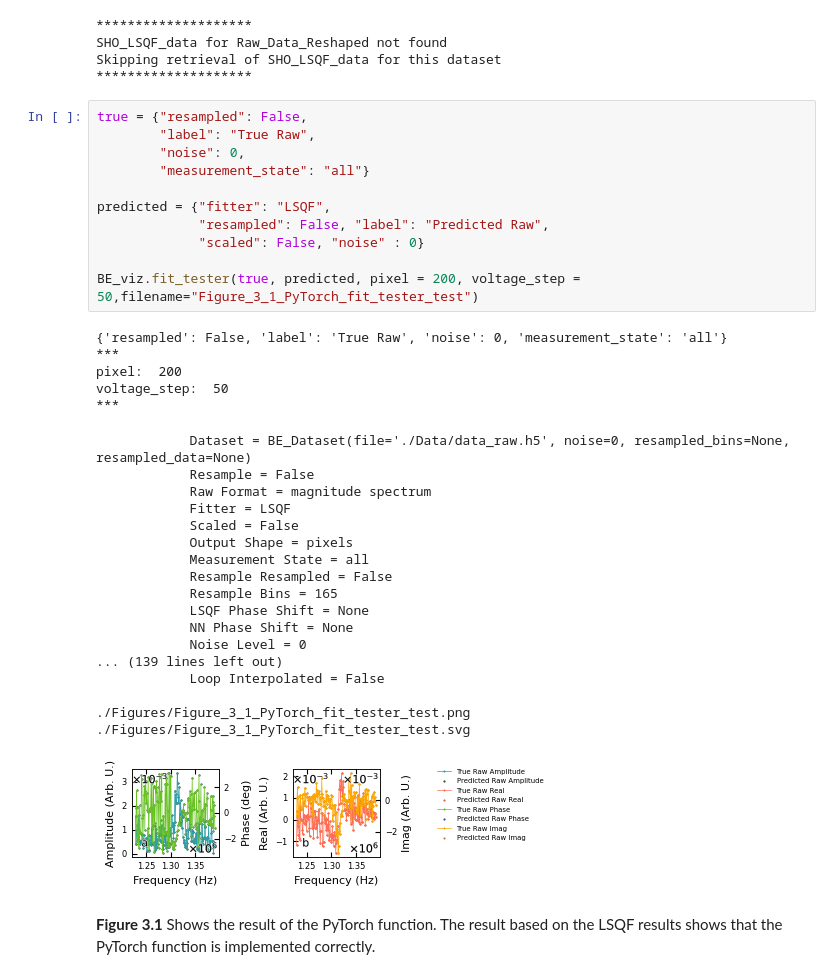
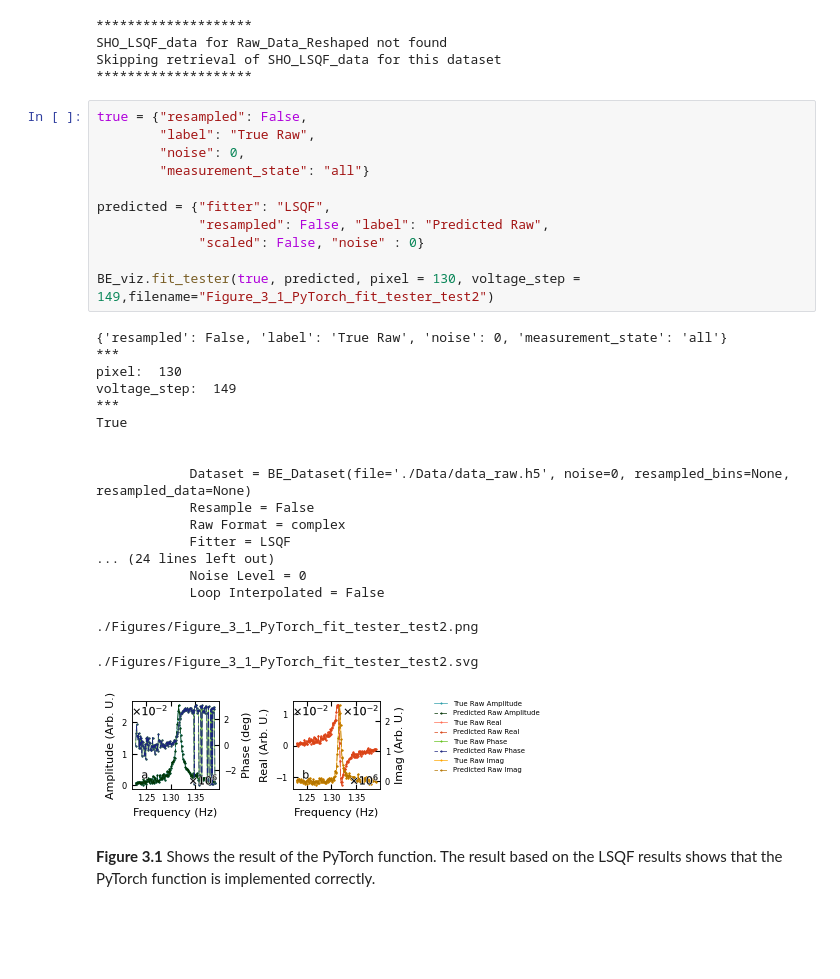
Before and after one commit to m3-learning/Rapid-Fitting-BEPFM-NN, a Jupyter notebook: notebooks/3_Pytorch_SHO_Fitter copy.ipynb, the cells around one changed output. Saved outputs shown, nothing was run; the diff lists cells and outputs as text; blank space fills up the shorter version.

```diff
--- a/notebooks/3_Pytorch_SHO_Fitter copy.ipynb
+++ b/notebooks/3_Pytorch_SHO_Fitter copy.ipynb
@@ -127,38 +127,34 @@ Skipping retrieval of SHO_LSQF_data for this dataset
 # %%
 true = {"resampled": False,
         "label": "True Raw",
         "noise": 0,
         "measurement_state": "all"}
 
 predicted = {"fitter": "LSQF",
              "resampled": False, "label": "Predicted Raw",
              "scaled": False, "noise" : 0}
 
-BE_viz.fit_tester(true, predicted, pixel = 200, voltage_step = 50,filename="Figure_3_1_PyTorch_fit_tester_test")
+BE_viz.fit_tester(true, predicted, pixel = 130, voltage_step = 149,filename="Figure_3_1_PyTorch_fit_tester_test2")
 # %% [output]
 {'resampled': False, 'label': 'True Raw', 'noise': 0, 'measurement_state': 'all'}
 ***
-pixel:  200
-voltage_step:  50
+pixel:  130
+voltage_step:  149
 ***
+True
+
+
+            Dataset = BE_Dataset(file='./Data/data_raw.h5', noise=0, resampled_bins=None, resampled_data=None)
+            Resample = False
+            Raw Format = complex
+            Fitter = LSQF
+... (24 lines left out)
+            Noise Level = 0
+            Loop Interpolated = False
+
+./Figures/Figure_3_1_PyTorch_fit_tester_test2.png
-            Dataset = BE_Dataset(file='./Data/data_raw.h5', noise=0, resampled_bins=None, resampled_data=None)
-            Resample = False
-            Raw Format = magnitude spectrum
-            Fitter = LSQF
-            Scaled = False
-            Output Shape = pixels
-            Measurement State = all
-            Resample Resampled = False
-            Resample Bins = 165
-            LSQF Phase Shift = None
-            NN Phase Shift = None
-            Noise Level = 0
-... (139 lines left out)
-            Loop Interpolated = False
-
-./Figures/Figure_3_1_PyTorch_fit_tester_test.png
-./Figures/Figure_3_1_PyTorch_fit_tester_test.svg
+./Figures/Figure_3_1_PyTorch_fit_tester_test2.svg
-[figure, old version]
+[figure, new version]
 # %% [markdown]
 **Figure 3.1** Shows the result of the PyTorch function. The result based on the LSQF results shows that the PyTorch function is implemented correctly.
 # %% [markdown]
```
Also changed, not shown: 3 other files.
